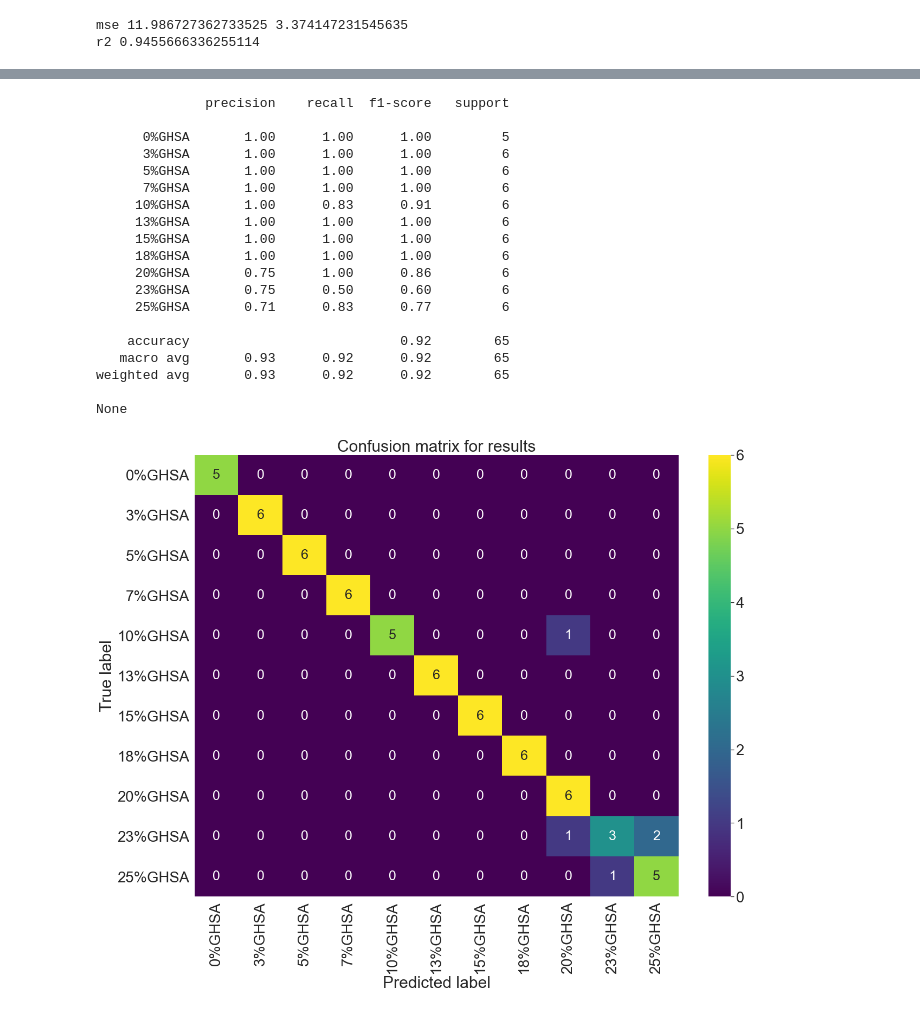
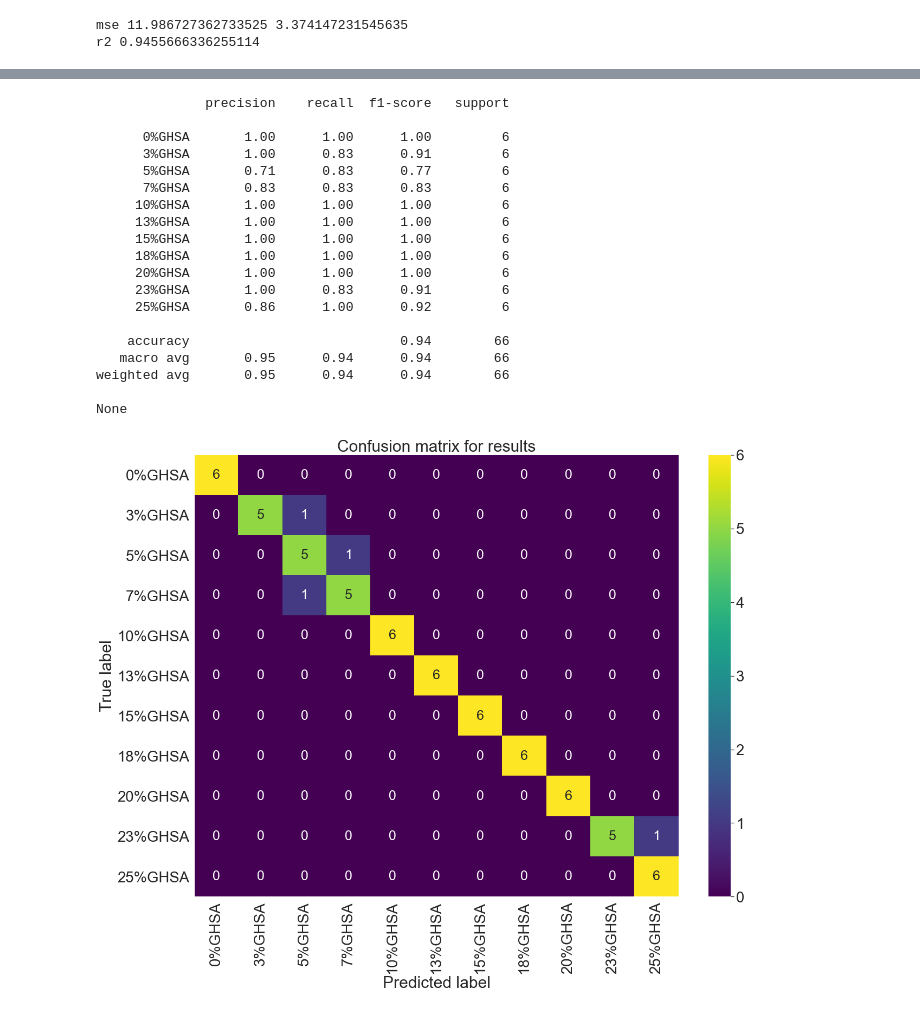
Before and after one commit to roberts2510/HSA, a Jupyter notebook: HSA detection.ipynb, the cells around one changed output, grey strips where cells are left out. Drawn from its saved outputs; the diff is of its cells as text; code cells hidden in the pictures.

```diff
--- a/HSA detection.ipynb
+++ b/HSA detection.ipynb
@@ -126,33 +126,36 @@ fig.show()
 [interactive output not drawn]
 [interactive output not drawn]
 # %%
-X_train, X_test,y_train,y_test=train_test_split(data[data.columns[:-3]],  data[data.columns[-3:]],
-                                  test_size = 0.2, stratify = data.label )
+test = data.groupby('label', group_keys=False).apply(lambda x: x.sample(6,random_state = 67))
+train = data.drop(data[data['conc'].isin(test['conc'])].index, inplace = False)
+
+X_train, X_test, y_train, y_test = train[train.columns[:-3]], test[test.columns[:-3]],\
+                                   train[train.columns[-3:]], test[test.columns[-3:]]
 lda = LDA(n_components = 3)
-lda.fit((X_train), list(y_train.label))
+lda.fit(X_train, list(y_train.label))
 y_pred = lda.predict(X_test )
 
 print (classification_rep((y_test.label), (y_pred)))
 
-plot_confusion_matrix((y_test.label), (y_pred))
+plot_confusion_matrix(y_test.label, y_pred)
 # %% [output]
               precision    recall  f1-score   support
 
-      0%GHSA       1.00      1.00      1.00         5
-      3%GHSA       1.00      1.00      1.00         6
-      5%GHSA       1.00      1.00      1.00         6
-      7%GHSA       1.00      1.00      1.00         6
-     10%GHSA       1.00      0.83      0.91         6
+      0%GHSA       1.00      1.00      1.00         6
+      3%GHSA       1.00      0.83      0.91         6
+      5%GHSA       0.71      0.83      0.77         6
+      7%GHSA       0.83      0.83      0.83         6
+     10%GHSA       1.00      1.00      1.00         6
      13%GHSA       1.00      1.00      1.00         6
      15%GHSA       1.00      1.00      1.00         6
      18%GHSA       1.00      1.00      1.00         6
-     20%GHSA       0.75      1.00      0.86         6
-     23%GHSA       0.75      0.50      0.60         6
-     25%GHSA       0.71      0.83      0.77         6
+     20%GHSA       1.00      1.00      1.00         6
+     23%GHSA       1.00      0.83      0.91         6
+     25%GHSA       0.86      1.00      0.92         6
 
-    accuracy                           0.92        65
-   macro avg       0.93      0.92      0.92        65
-weighted avg       0.93      0.92      0.92        65
+    accuracy                           0.94        66
+   macro avg       0.95      0.94      0.94        66
+weighted avg       0.95      0.94      0.94        66
 
 None
-[figure, old version]
+[figure, new version]
```
